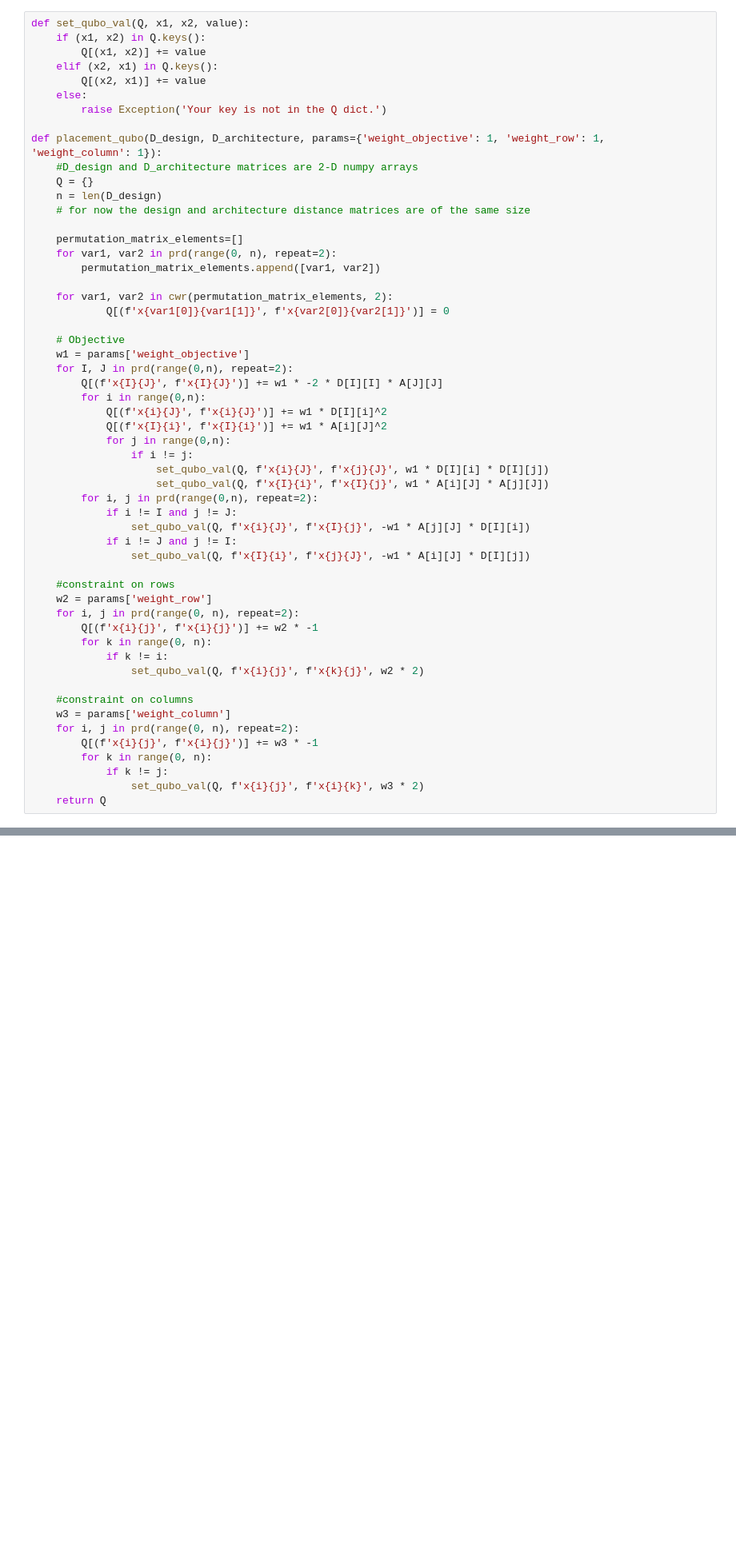
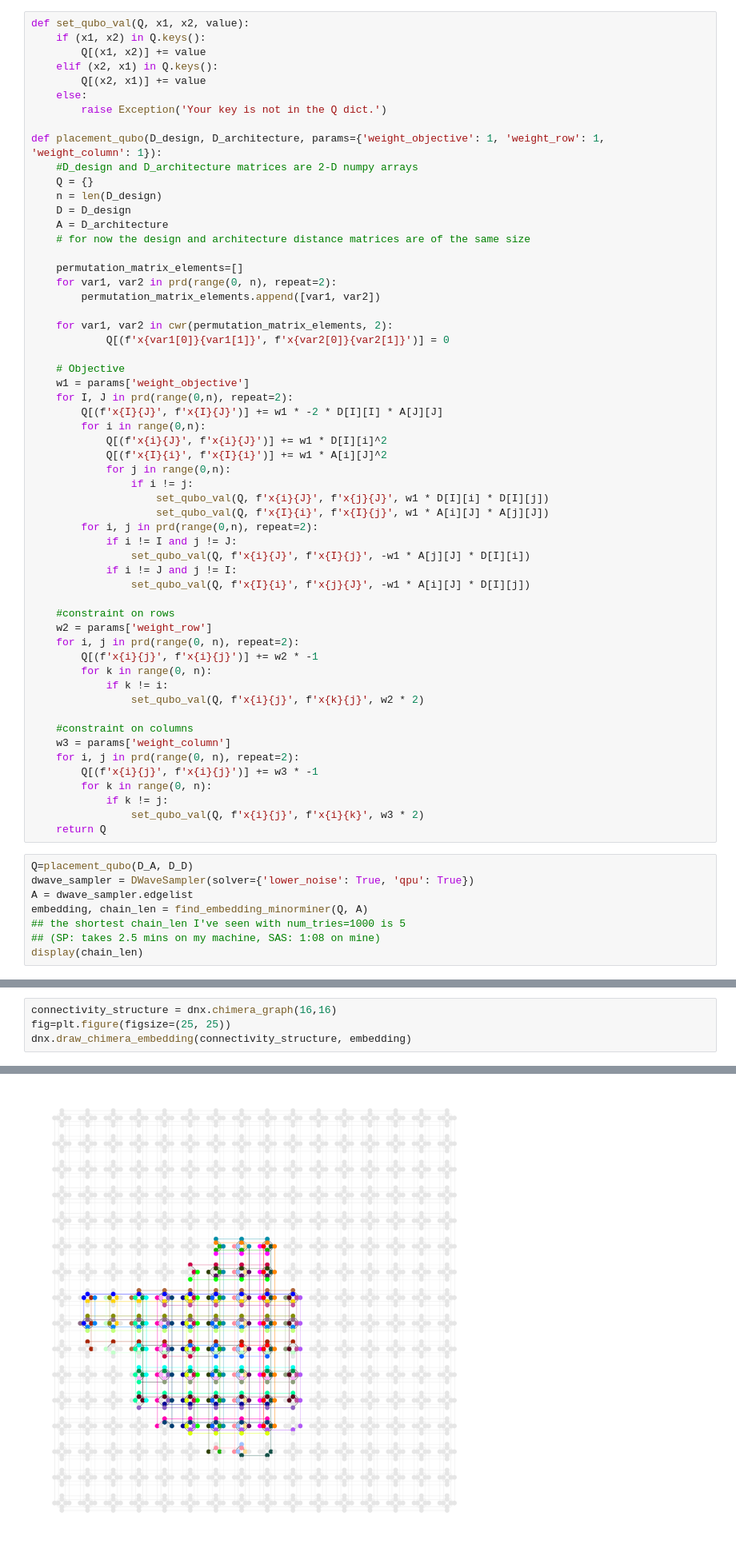
Before and after one commit to sarashs/Kir, a Jupyter notebook: Placement_toy_problem.ipynb, the cells around one changed output, grey strips where cells are left out. Shown at 80% size. Cells and saved outputs as stored; diff of their text form; blank space fills up the shorter version.

```diff
--- a/Placement_toy_problem.ipynb
+++ b/Placement_toy_problem.ipynb
@@ -36,6 +42,8 @@ def placement_qubo(D_design, D_architecture, params={'weight_objective': 1, 'wei
     #D_design and D_architecture matrices are 2-D numpy arrays
     Q = {}
     n = len(D_design)
+    D = D_design
+    A = D_architecture
     # for now the design and architecture distance matrices are of the same size
 
     permutation_matrix_elements=[]
@@ -78,3 +86,11 @@ def placement_qubo(D_design, D_architecture, params={'weight_objective': 1, 'wei
             if k != j:
                 set_qubo_val(Q, f'x{i}{j}', f'x{i}{k}', w3 * 2)
     return Q
+# %%
+Q=placement_qubo(D_A, D_D)
+dwave_sampler = DWaveSampler(solver={'lower_noise': True, 'qpu': True})
+A = dwave_sampler.edgelist
+embedding, chain_len = find_embedding_minorminer(Q, A)
+## the shortest chain_len I've seen with num_tries=1000 is 5
+## (SP: takes 2.5 mins on my machine, SAS: 1:08 on mine)
+display(chain_len)
@@ -80,0 +99,5 @@ def placement_qubo(D_design, D_architecture, params={'weight_objective': 1, 'wei
+# %%
+connectivity_structure = dnx.chimera_graph(16,16)
+fig=plt.figure(figsize=(25, 25))
+dnx.draw_chimera_embedding(connectivity_structure, embedding)
+# %% [output]
@@ -80,0 +110 @@ def placement_qubo(D_design, D_architecture, params={'weight_objective': 1, 'wei
+[figure, added]
```
Also changed, not shown: parts of 6 cells of this notebook.
